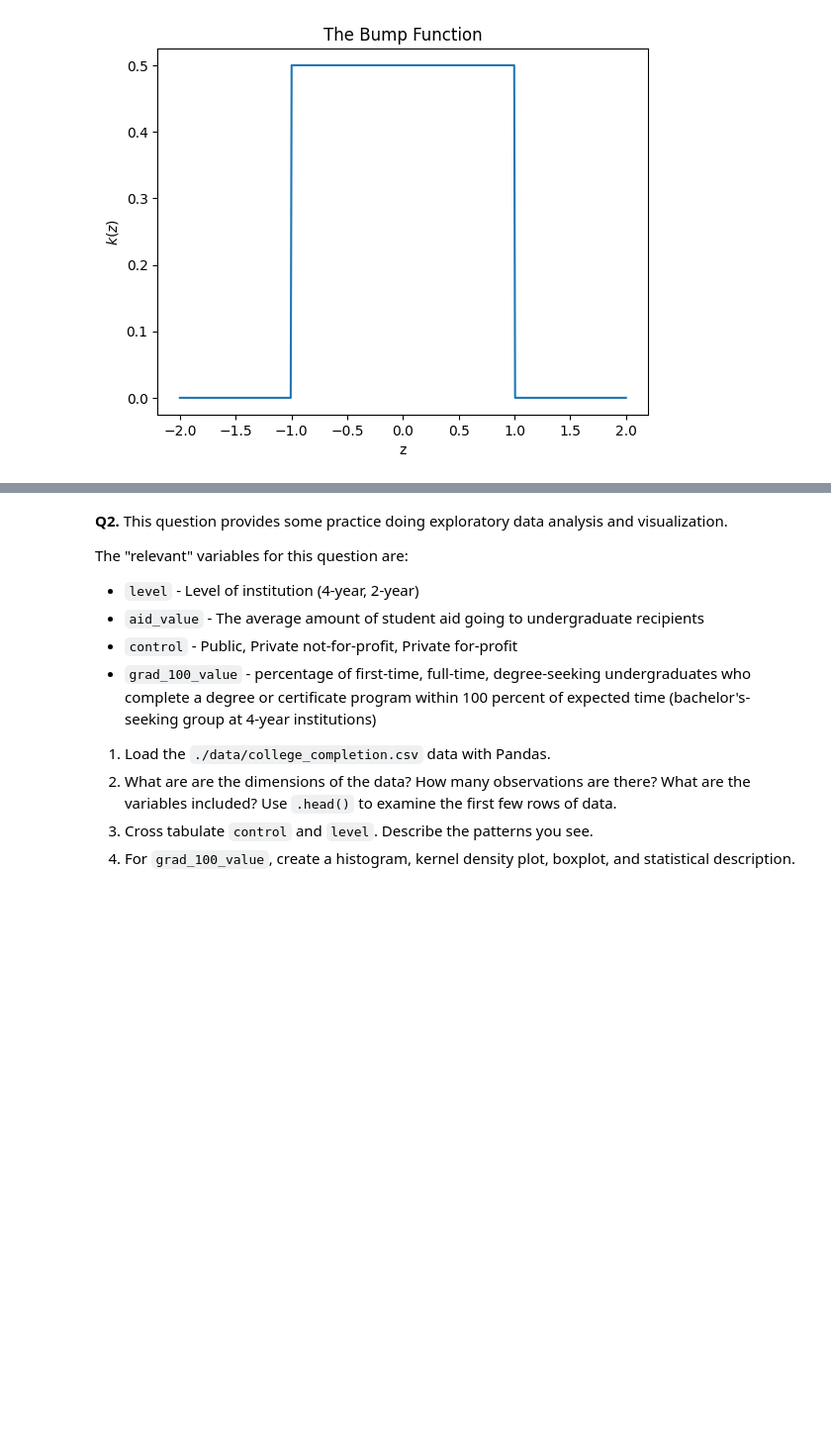
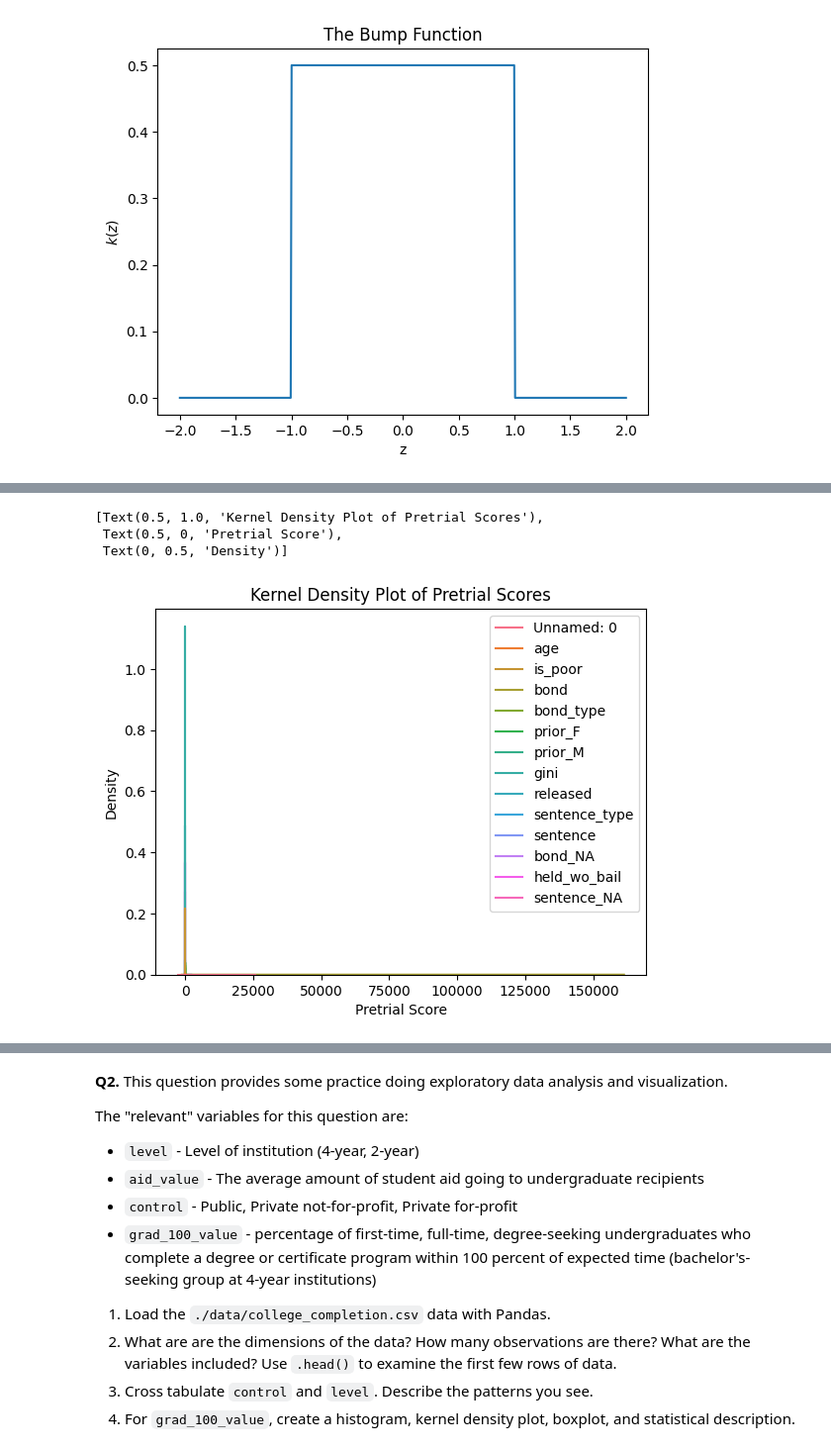
Before and after one commit to simoneminorr/visualization_assignment, a Jupyter notebook: assignment.ipynb, the cells around one changed output, grey strips where cells are left out. Shown at 99% size. Saved outputs shown, nothing was run; the diff lists cells and outputs as text; code cells hidden in the pictures; blank space fills up the shorter version.

```diff
--- a/assignment.ipynb
+++ b/assignment.ipynb
@@ -129,0 +155,8 @@ fig.set(title="Our Kernel Density Plot", xlabel='x', ylabel='$\\hat{f}(x)$')
+# %%
+fig = sns.kdeplot(pretrial)
+fig.set(title="Kernel Density Plot of Pretrial Scores", xlabel='Pretrial Score', ylabel='Density')
+# %% [output]
+[Text(0.5, 1.0, 'Kernel Density Plot of Pretrial Scores'),
+ Text(0.5, 0, 'Pretrial Score'),
+ Text(0, 0.5, 'Density')]
+[figure, added]
```
Also changed, not shown: parts of 16 cells of this notebook.
